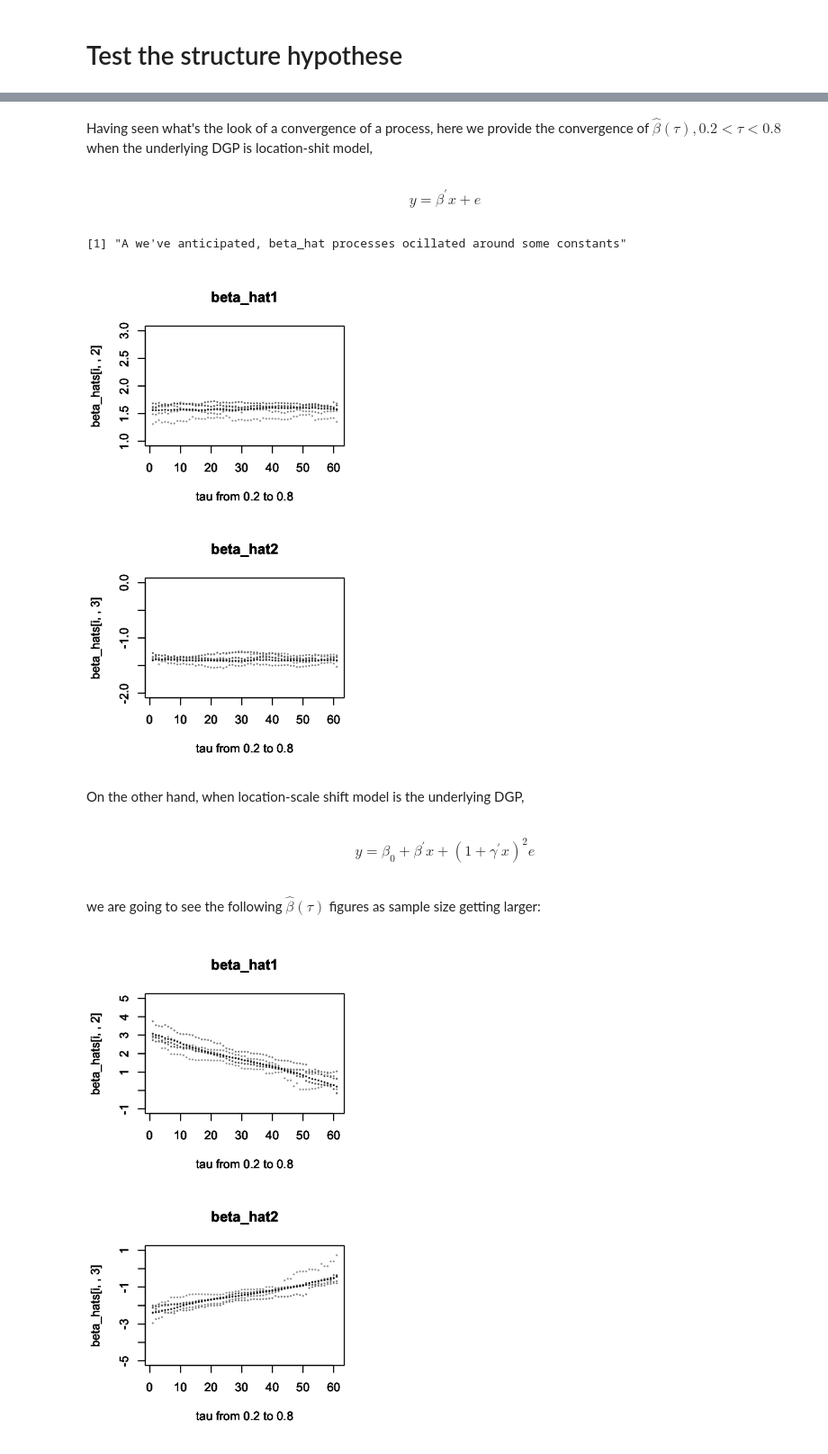
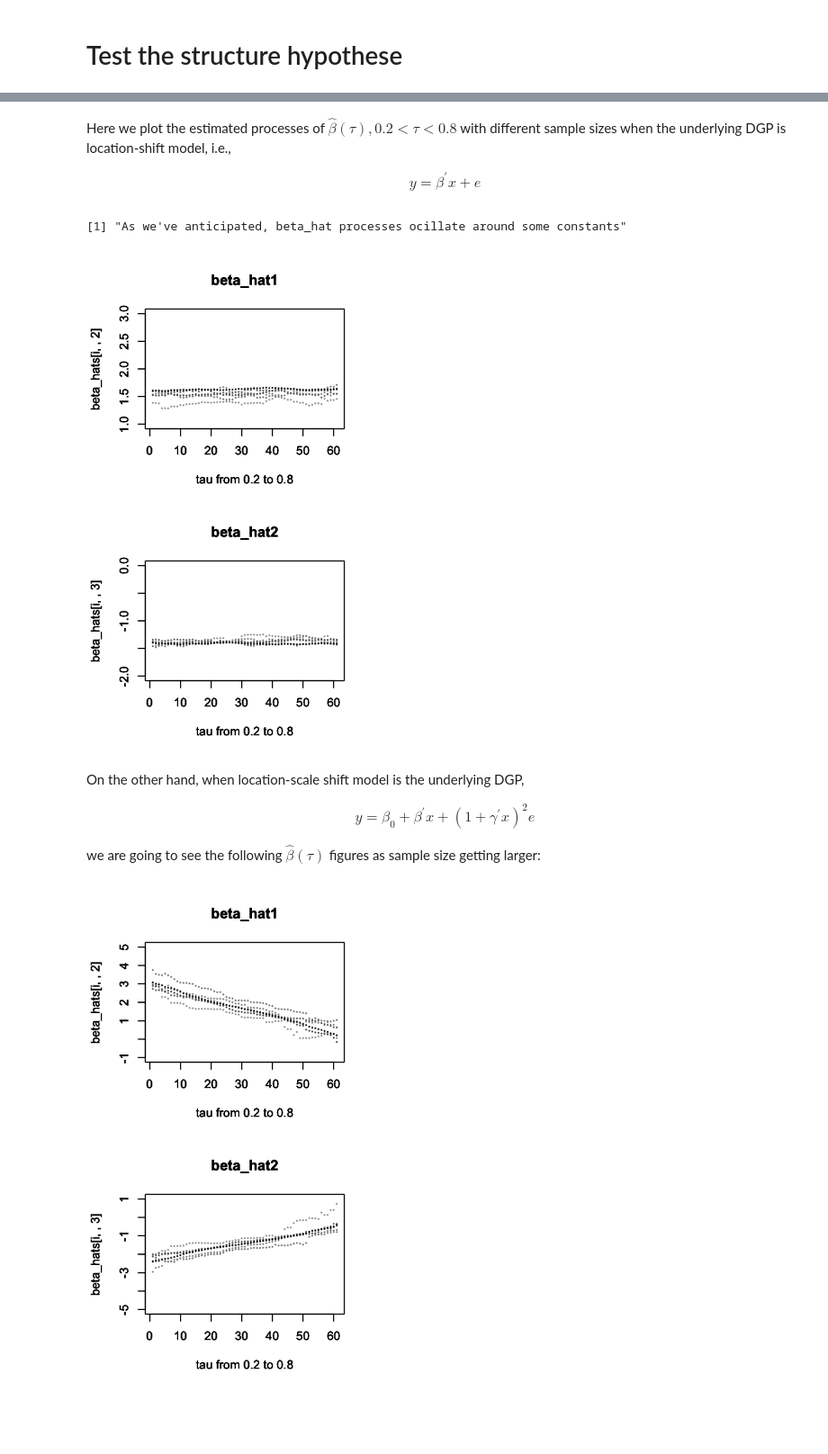
Before and after one commit to xbb66kw/Test, a Jupyter notebook: presentation_4_20.ipynb, the cells around one changed output, grey strips where cells are left out. Shown at 90% size. Cells and saved outputs as stored; diff of their text form; code cells hidden in the pictures; blank space fills up the shorter version.

```diff
--- a/presentation_4_20.ipynb
+++ b/presentation_4_20.ipynb
@@ -87,12 +100,0 @@ Here we test some other distribution (of the distrubance). Standard normal is us
-# %%
-beta2 <- 0.0
-
-results <- rep(0, R)
-for (i in 1:R) {
-    e <- rnorm(n)
-    y <- 1 + x1 * beta1 + x2 * beta2 + e
-    results[i] <- 8 * (sum(0.5 * abs(rq(y~1 + x1)$resi)) - sum(0.5 * abs(rq(y~1 + x1 + x2)$resi))) / dnorm(0)^{-1}
-}
-
-plot(sort(rchisq(R, 1)), sort(results), pch=19, cex = 0.3)
-abline(0,1, col='blue')
@@ -182,27 +167,0 @@ Here we do a simulate that show how does it looks like for the convergence of a
-# %%
-options(repr.plot.width=4, repr.plot.height=3)
-n <- c(40, 50, 70, 100, 120, 170, 250, 300, 450, 500, 2000)
-
-x <- seq(-2., 2., by=0.01)
-len <- length(x)
-j <- 1
-col_indexes <- c("gray60", "gray55", "gray50", "gray45", "gray40", "gray35", "gray30", "gray25", "gray20", "gray15", "black")
-
-
-for (n_ in n) {
-    data <- rnorm(n_, 0, 1.2)
-    cum_sum <- rep(0, len)
-
-    for (i in 1:len) {
-        cum_sum[i] <- sum(data <= x[i]) / n_
-    }
-
-    if (n_ == 40) {
-        plot(x, cum_sum, pch=19, cex = 0.1, col = col_indexes[j], main="")
-        title(main="Example for convergence of a process", cex.main=0.6)
-    } else {
-        points(x, cum_sum, pch=19, cex = 0.1, col = col_indexes[j])
-    }
-
-    j = j + 1
-}
@@ -211,6 +168,6 @@ for (n_ in n) {
 # %% [markdown]
-Having seen what's the look of a convergence of a process, here we provide the convergence of $\hat{\beta}(\tau), 0.2 < \tau < 0.8$ when the underlying DGP is location-shit model,
-<br /><br />
+Here we plot the estimated processes of $\hat{\beta}(\tau), 0.2 < \tau < 0.8$ with different sample sizes  when the underlying DGP is location-shift model, i.e.,
+
 \begin{align*}
 y = \beta^{'} x + e
 \end{align*}
@@ -220,7 +177,6 @@ y = \beta^{'} x + e
 n <- c(100,200,300,500,600,4000)
 tau <- seq(0.2, 0.8, by=0.01)
 beta <- c(1.6, -1.4)
-gamma <- c(-1.57, 1)
 
 beta_hats <- array(0, c(length(n), length(tau), 3))
 j <- 1
@@ -230,44 +186,43 @@ for (n_ in n) {
     e <- rt(n_, df = 50)
 
     y <- 1.7 + x %*% beta + e
 
     k <- 1
 
     for (tau_ in tau) {
         beta_hats[j, k,] <- rq(y~x, tau=tau_)$coef
         k <- k + 1
     }
 
     j <- j + 1
 }
 
 
 col_indexes <- c("gray60", "gray50", "gray55", "gray40", "gray30", "black", "gray35", "gray30", "gray25", "gray20", "gray15", "black")
 par(mfcol=c(2,1))
 options(repr.plot.width=4, repr.plot.height=7)
 
-print("As we've anticipated, beta_hat processes ocillated around some constants")
+print("As we've anticipated, beta_hat processes ocillate around some constants")
 for (i in 1:length(n)) {
     plot(beta_hats[i, , 2], ylim = c(1,3), pch=19, cex =0.2, col=col_indexes[i], main="beta_hat1", xlab="tau from 0.2 to 0.8")
     par(new=TRUE)
 }
 par(new=FALSE)
 for (i in 1:length(n)) {
     plot(beta_hats[i, , 3], ylim = c(-2,0), pch=19, cex =0.2, col=col_indexes[i], main="beta_hat2", xlab="tau from 0.2 to 0.8")
     par(new=TRUE)
 }
 par(new=FALSE)
 # %% [output]
-[1] "A we've anticipated, beta_hat processes ocillated around some constants"
+[1] "As we've anticipated, beta_hat processes ocillate around some constants"
-[figure, old version]
+[figure, new version]
 # %% [markdown]
 On the other hand, when location-scale shift model is the underlying DGP,
-<br />
-<br />
+
 \begin{align*}
 y = \beta_{0} + \beta^{'}x + (1+\gamma^{'}x)^{2}e
 \end{align*}
-<br />
+
 we are going to see the following $\hat{\beta}(\tau)$ figures as sample size getting larger:
 # %%
 n <- c(100,200,300,500,600,4000)
```
Also changed, not shown: parts of 18 cells of this notebook.
